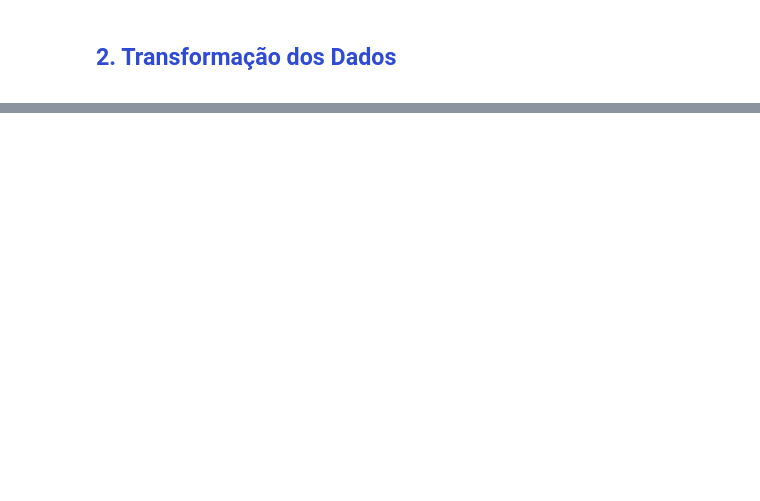
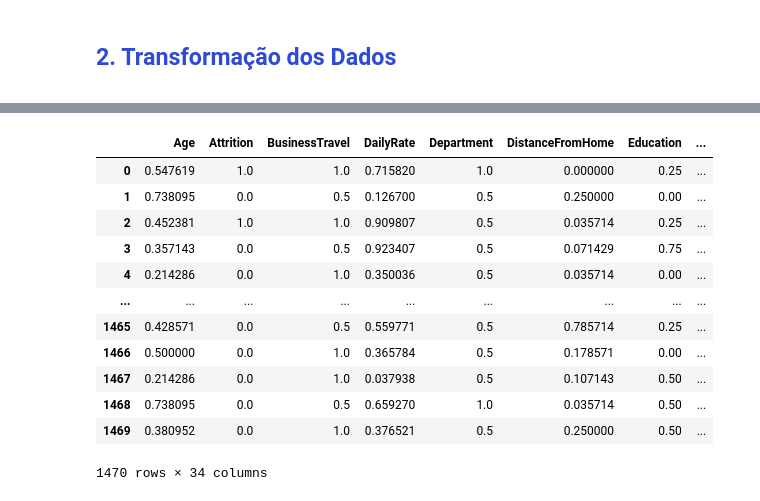
Before and after one commit to deboratcruz11/bootcamp, a Jupyter notebook: HR_Attrition.ipynb, the cells around one changed output, grey strips where cells are left out. Drawn from its saved outputs; the diff is of its cells as text; code cells hidden in the pictures; blank space fills up the shorter version.

```diff
--- a/HR_Attrition.ipynb
+++ b/HR_Attrition.ipynb
@@ -242,0 +279,22 @@ YearsWithCurrManager → [ 5  7  0  2  6  8  3 11 17  1  4 12  9 10 15 13 16 14]
+# %%
+from sklearn.preprocessing import MinMaxScaler
+
+numeric_cols = df.select_dtypes(include=['int64', 'float64']).columns.tolist()
+scaler = MinMaxScaler()
+df[numeric_cols] = scaler.fit_transform(df[numeric_cols])
+
+df
+# %% [output]
+|  | Age | Attrition | BusinessTravel | DailyRate | Department | DistanceFromHome | Education | ... |
+| 0 | 0.547619 | 1.0 | 1.0 | 0.715820 | 1.0 | 0.000000 | 0.25 | ... |
+| 1 | 0.738095 | 0.0 | 0.5 | 0.126700 | 0.5 | 0.250000 | 0.00 | ... |
+| 2 | 0.452381 | 1.0 | 1.0 | 0.909807 | 0.5 | 0.035714 | 0.25 | ... |
+| 3 | 0.357143 | 0.0 | 0.5 | 0.923407 | 0.5 | 0.071429 | 0.75 | ... |
+| 4 | 0.214286 | 0.0 | 1.0 | 0.350036 | 0.5 | 0.035714 | 0.00 | ... |
+| ... | ... | ... | ... | ... | ... | ... | ... | ... |
+| 1465 | 0.428571 | 0.0 | 0.5 | 0.559771 | 0.5 | 0.785714 | 0.25 | ... |
+| 1466 | 0.500000 | 0.0 | 1.0 | 0.365784 | 0.5 | 0.178571 | 0.00 | ... |
+| 1467 | 0.214286 | 0.0 | 1.0 | 0.037938 | 0.5 | 0.107143 | 0.50 | ... |
+| 1468 | 0.738095 | 0.0 | 0.5 | 0.659270 | 1.0 | 0.035714 | 0.50 | ... |
+| 1469 | 0.380952 | 0.0 | 1.0 | 0.376521 | 0.5 | 0.250000 | 0.50 | ... |
+1470 rows × 34 columns
```
Also changed, not shown: parts of 11 cells of this notebook.
